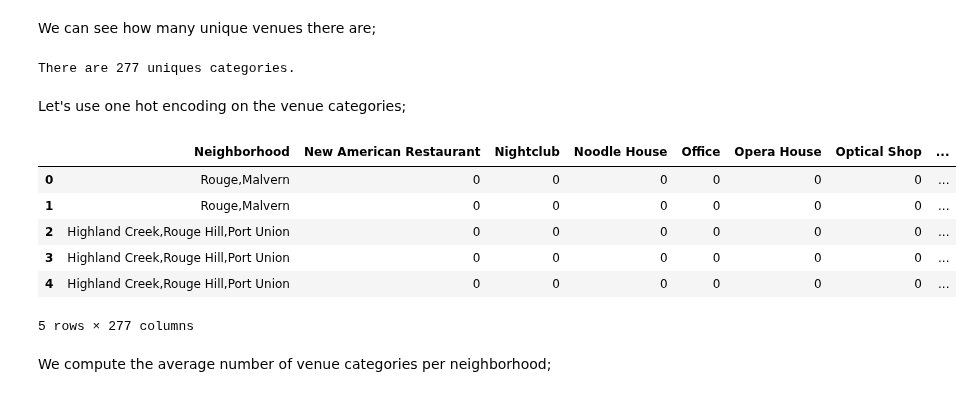
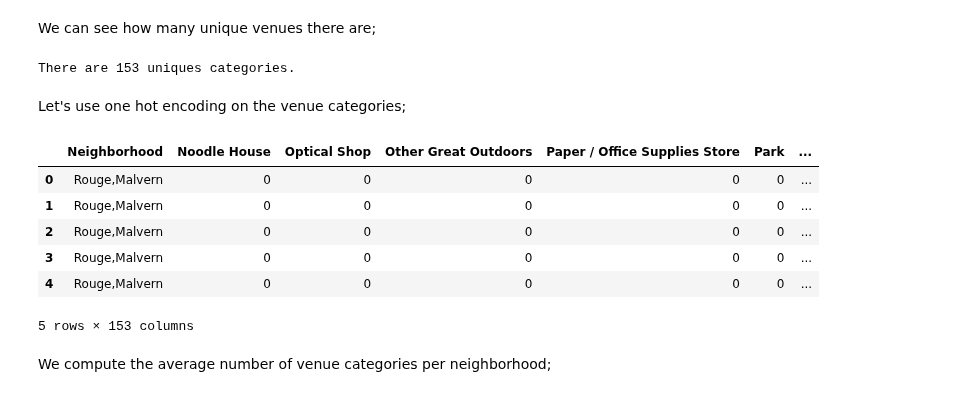
Before and after one commit to Hamdah23/Coursere-Capstone, a Jupyter notebook: week3 assignment part3.ipynb, the cells around one changed output. Cells and saved outputs as stored; diff of their text form; code cells hidden in the pictures.

```diff
--- a/week3 assignment part3.ipynb
+++ b/week3 assignment part3.ipynb
@@ -86,0 +89,3 @@ map_toronto
+# %%
+scarborough_data = TData[TData['Borough'] == 'Scarborough'].reset_index(drop=True)
+scarborough_data.head()
@@ -89,7 +101,7 @@ map_toronto
 # %% [markdown]
 Next, let's configure Foursquare access;
 # %%
-CLIENT_ID = 'xxxxx'
-CLIENT_SECRET = 'xxxxx'
+CLIENT_ID = 'xxx'
+CLIENT_SECRET = 'xxx'
 VERSION = '20190303'
 # %% [markdown]
@@ -97,5 +109,5 @@ Then define a function to get the top 100 venues around each neighbourhood in To
 # %%
-def getNearbyVenues(names, latitudes, longitudes, radius=500, LIMIT = 100):
+def getNearbyVenues(names, latitudes, longitudes, radius=2000, LIMIT = 100):
 
     venues_list=[]
     for name, lat, lng in tqdm(zip(names, latitudes, longitudes), total = names.size):
@@ -139,7 +151,7 @@ Now let's run the function;
 # %%
-Toronto_venues = getNearbyVenues(TData.Neighbourhood,
-                            TData.Latitude,
-                            TData.Longitude)
+Svenues = getNearbyVenues(scarborough_data.Neighbourhood,
+                            scarborough_data.Latitude,
+                            scarborough_data.Longitude)
 # %% [markdown]
 check the size of the dataframe and let's see some of it;
 # %%
@@ -156,34 +168,34 @@ Toronto_venues.head()
 # %% [markdown]
 We can see how many unique venues there are;
 # %%
-print('There are {} uniques categories.'.format(len(Toronto_venues['Venue Category'].unique())))
+print('There are {} uniques categories.'.format(len(Svenues['Venue Category'].unique())))
 # %% [output]
-There are 277 uniques categories.
+There are 153 uniques categories.
 # %% [markdown]
 Let's use one hot encoding on the venue categories;
 # %%
-Toronto_OHE = pd.get_dummies(Toronto_venues["Venue Category"],
+S_OHE = pd.get_dummies(Svenues["Venue Category"],
                              prefix = "",
                              prefix_sep = "")
 
-Toronto_OHE["Neighborhood"] = Toronto_venues["Neighborhood"]
+S_OHE["Neighborhood"] = Svenues["Neighborhood"]
 
 
-nindex = list(Toronto_OHE.columns).index("Neighborhood")
-cols = deque(Toronto_OHE.columns)
+nindex = list(S_OHE.columns).index("Neighborhood")
+cols = deque(S_OHE.columns)
 cols.rotate(-nindex)
 cols = list(cols)
-Toronto_OHE = Toronto_OHE[cols]
+S_OHE = S_OHE[cols]
 
-Toronto_OHE.head()
+S_OHE.head()
 # %% [output]
-|  | Neighborhood | New American Restaurant | Nightclub | Noodle House | Office | Opera House | Optical Shop | ... |
-| 0 | Rouge,Malvern | 0 | 0 | 0 | 0 | 0 | 0 | ... |
-| 1 | Rouge,Malvern | 0 | 0 | 0 | 0 | 0 | 0 | ... |
-| 2 | Highland Creek,Rouge Hill,Port Union | 0 | 0 | 0 | 0 | 0 | 0 | ... |
-| 3 | Highland Creek,Rouge Hill,Port Union | 0 | 0 | 0 | 0 | 0 | 0 | ... |
-| 4 | Highland Creek,Rouge Hill,Port Union | 0 | 0 | 0 | 0 | 0 | 0 | ... |
+|  | Neighborhood | Noodle House | Optical Shop | Other Great Outdoors | Paper / Office Supplies Store | Park | ... |
+| 0 | Rouge,Malvern | 0 | 0 | 0 | 0 | 0 | ... |
+| 1 | Rouge,Malvern | 0 | 0 | 0 | 0 | 0 | ... |
+| 2 | Rouge,Malvern | 0 | 0 | 0 | 0 | 0 | ... |
+| 3 | Rouge,Malvern | 0 | 0 | 0 | 0 | 0 | ... |
+| 4 | Rouge,Malvern | 0 | 0 | 0 | 0 | 0 | ... |
-5 rows × 277 columns
+5 rows × 153 columns
 # %% [markdown]
 We compute the average number of venue categories per neighborhood;
 # %%
```
Also changed, not shown: parts of 21 cells of this notebook.
